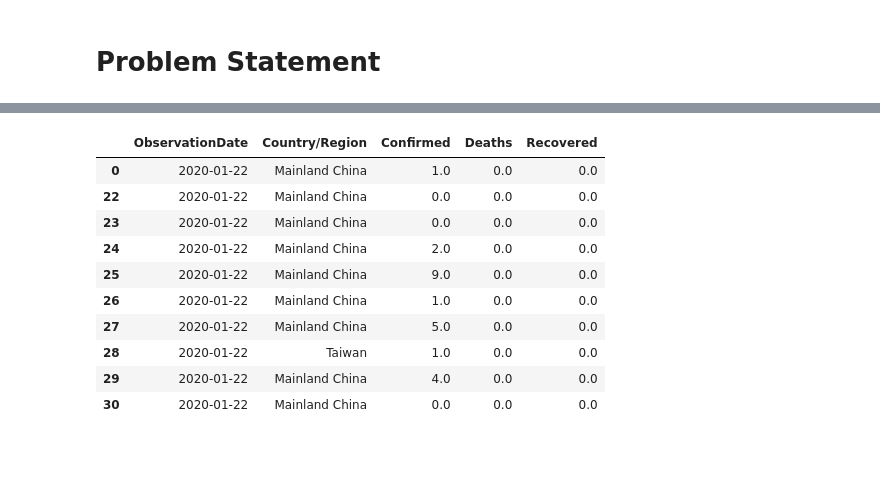
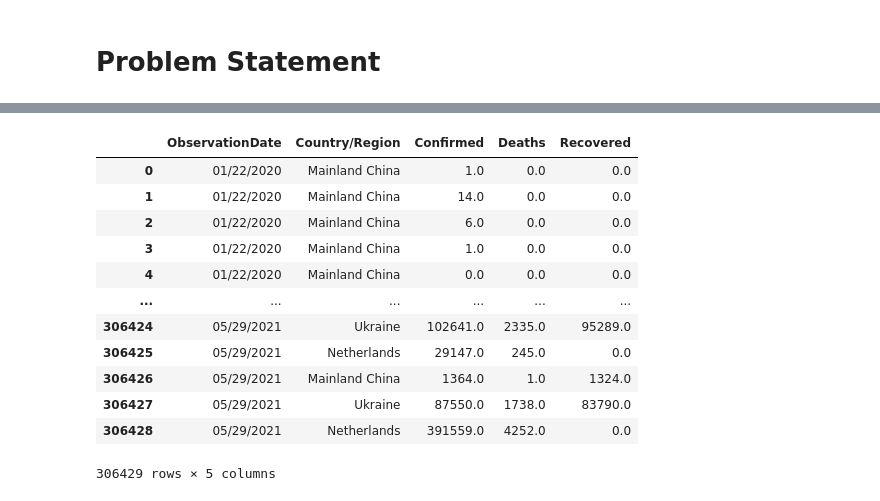
Before and after one commit to nafnaufal/kucing-kita, a Jupyter notebook: compfest.ipynb, the cells around one changed output, grey strips where cells are left out. Drawn from its saved outputs; the diff is of its cells as text; code cells hidden in the pictures; blank space fills up the shorter version.

```diff
--- a/compfest.ipynb
+++ b/compfest.ipynb
@@ -19,5 +28,3 @@ data.head()
 # %%
 data.drop(['Province/State', 'Last Update', 'SNo'], axis=1, inplace=True)
-data['ObservationDate'] = pd.to_datetime(data['ObservationDate'])
-data.sort_values(by='ObservationDate', ascending=True, inplace=True)
 # data.loc[data['Province/State'].isnull()]
@@ -46,17 +52,19 @@ data.sort_values(by='ObservationDate', ascending=True, inplace=True)
 # %%
-data.head(10)
+data
 # %% [output]
 |  | ObservationDate | Country/Region | Confirmed | Deaths | Recovered |
-| 0 | 2020-01-22 | Mainland China | 1.0 | 0.0 | 0.0 |
-| 22 | 2020-01-22 | Mainland China | 0.0 | 0.0 | 0.0 |
-| 23 | 2020-01-22 | Mainland China | 0.0 | 0.0 | 0.0 |
-| 24 | 2020-01-22 | Mainland China | 2.0 | 0.0 | 0.0 |
-| 25 | 2020-01-22 | Mainland China | 9.0 | 0.0 | 0.0 |
-| 26 | 2020-01-22 | Mainland China | 1.0 | 0.0 | 0.0 |
-| 27 | 2020-01-22 | Mainland China | 5.0 | 0.0 | 0.0 |
-| 28 | 2020-01-22 | Taiwan | 1.0 | 0.0 | 0.0 |
-| 29 | 2020-01-22 | Mainland China | 4.0 | 0.0 | 0.0 |
-| 30 | 2020-01-22 | Mainland China | 0.0 | 0.0 | 0.0 |
+| 0 | 01/22/2020 | Mainland China | 1.0 | 0.0 | 0.0 |
+| 1 | 01/22/2020 | Mainland China | 14.0 | 0.0 | 0.0 |
+| 2 | 01/22/2020 | Mainland China | 6.0 | 0.0 | 0.0 |
+| 3 | 01/22/2020 | Mainland China | 1.0 | 0.0 | 0.0 |
+| 4 | 01/22/2020 | Mainland China | 0.0 | 0.0 | 0.0 |
+| ... | ... | ... | ... | ... | ... |
+| 306424 | 05/29/2021 | Ukraine | 102641.0 | 2335.0 | 95289.0 |
+| 306425 | 05/29/2021 | Netherlands | 29147.0 | 245.0 | 0.0 |
+| 306426 | 05/29/2021 | Mainland China | 1364.0 | 1.0 | 1324.0 |
+| 306427 | 05/29/2021 | Ukraine | 87550.0 | 1738.0 | 83790.0 |
+| 306428 | 05/29/2021 | Netherlands | 391559.0 | 4252.0 | 0.0 |
+306429 rows × 5 columns
 # %%
 indoDf = data.loc[data['Country/Region'] == 'Indonesia']
 indoDf.reset_index(drop=True, inplace=True)
```
Also changed, not shown: parts of 15 cells of this notebook, 1 other file.
